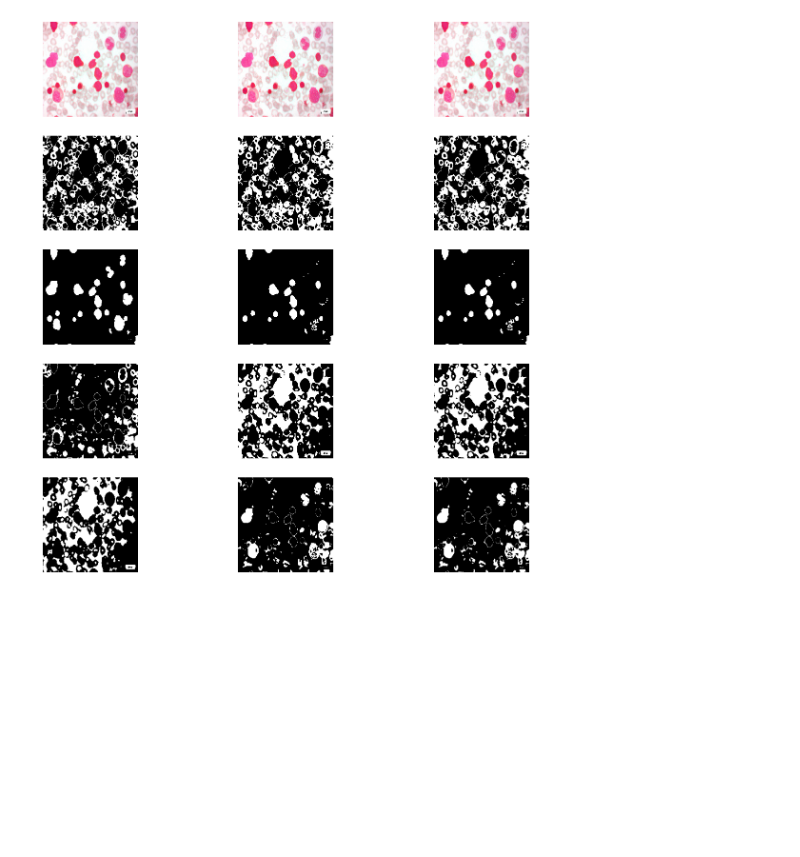
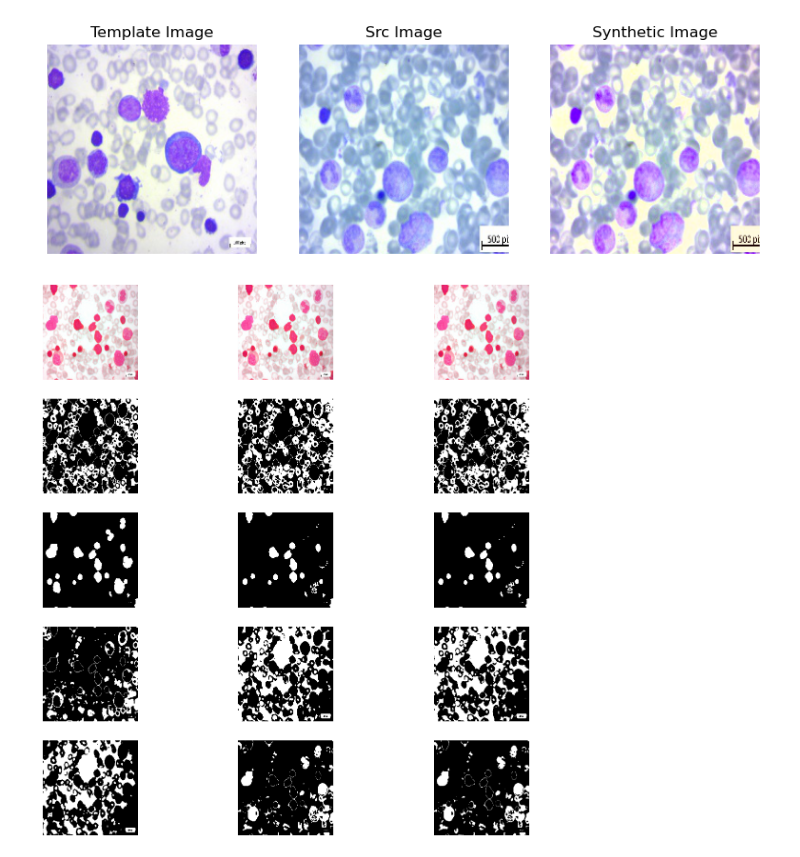
Before and after one commit to Fnriquel/281-Project, a Jupyter notebook: pre_seg_feat_svm.ipynb, the cells around one changed output. Saved outputs shown, nothing was run; the diff lists cells and outputs as text; code cells hidden in the pictures; blank space fills up the shorter version.

Commit message:
added color transfer code

```diff
--- a/pre_seg_feat_svm.ipynb
+++ b/pre_seg_feat_svm.ipynb
@@ -5,6 +5,90 @@ import cv2
 from pathlib import Path
 from sklearn.cluster import KMeans
 from sklearn_extra.cluster import KMedoids
+# %%
+ref_img_path = "data/train/Benign/002.jpg"
+
+def img_norm(src_img, img_template, verbose=False):
+  """ Perform color transfer according to the method described
+  by Zhang C, Xiao X, Li X, Chen YJ, Zhen W, Chang J, Zheng C, Liu Z.
+  White blood cell segmentation by color-space-based k-means clustering.
+  Sensors (Basel). 2014 Sep 1;14(9):16128-47
+
+  Parameters:
+    src_img : array-like
+      image to adjust through color transfer
+
+    img_template : array-like
+      image that would represent a golden standard
+
+  Returns:
+    img : array-like
+      image array of color-adjusted src_img
+
+  """
+
+  # 1. Transform the RGB color space of the input image and
+  #    the template image to Lab color space
+  src_lab = cv2.cvtColor(src_img, cv2.COLOR_BGR2LAB)
+  src_lc,src_ac,src_bc = cv2.split(src_lab)
+
+  tmp_lab = cv2.cvtColor(img_template, cv2.COLOR_BGR2LAB)
+  tmp_lc,tmp_ac,tmp_bc = cv2.split(tmp_lab)
+
+  # 2. Compute the mean value and standard deviation of the
+  #    input image and the template image in Lab color space
+  # 3. Subtract the mean value from all the pixels
+  src_lcp = src_lc - np.mean(src_lc)
+  src_acp = src_ac - np.mean(src_ac)
+  src_bcp = src_bc - np.mean(src_bc)
+
+  tmp_lcp = tmp_lc - np.mean(tmp_lc)
+  tmp_acp = tmp_ac - np.mean(tmp_ac)
+  tmp_bcp = tmp_bc - np.mean(tmp_bc)
+
+  # 4. Scale the pixel points of each color component of the
+  #    synthetic image by factors determined by the ratio of
+  #    respective standard deviations
+  sig_src_lc = np.std(src_lc)
+  sig_src_ac = np.std(src_ac)
+  sig_src_bc = np.std(src_bc)
+
+  sig_tmp_lc = np.std(tmp_lc)
+  sig_tmp_ac = np.std(tmp_ac)
+  sig_tmp_bc = np.std(tmp_bc)
+
+  img_lc = src_lcp * (sig_tmp_lc / sig_src_lc) + np.mean(tmp_lc)
+  img_ac = src_acp * (sig_tmp_ac / sig_src_ac) + np.mean(tmp_ac)
+  img_bc = src_bcp * (sig_tmp_bc / sig_src_bc) + np.mean(tmp_bc)
+
+  img = np.stack((img_lc, img_ac, img_bc), axis=-1)
+  # clip image
+  #img = (img - np.min(img)) / (np.max(img) - np.min(img)) * 255
+  img = np.clip(img, 1, 255)
+  img = cv2.cvtColor(img.astype(np.uint8), cv2.COLOR_LAB2RGB)
+
+  if verbose:
+    fig, axs = plt.subplots(1,3,figsize=(10,5))
+    axs[0].imshow(cv2.cvtColor(img_template, cv2.COLOR_BGR2RGB).astype(np.float32)/255.0)
+    axs[0].title.set_text('Template Image')
+    axs[0].axis('off')
+    axs[1].imshow(cv2.cvtColor(src_img, cv2.COLOR_BGR2RGB).astype(np.float32)/255.0)
+    axs[1].title.set_text('Src Image')
+    axs[1].axis('off')
+    axs[2].imshow(img.astype(np.float32)/255.0)
+    axs[2].title.set_text('Synthetic Image')
+    axs[2].axis('off')
+
+  return img
+
+# retrieve template image
+ref_img_path = "data/train/Benign/028.jpg"
+img_template = cv2.imread(ref_img_path)
+src_img = cv2.imread("data/train/Benign/048.jpg")
+
+_ = img_norm(src_img, img_template, verbose=True)
+# %% [output]
+[figure, added]
 # %%
 # call on image pre-processing
 
```
Also changed, not shown: parts of 4 cells of this notebook.
